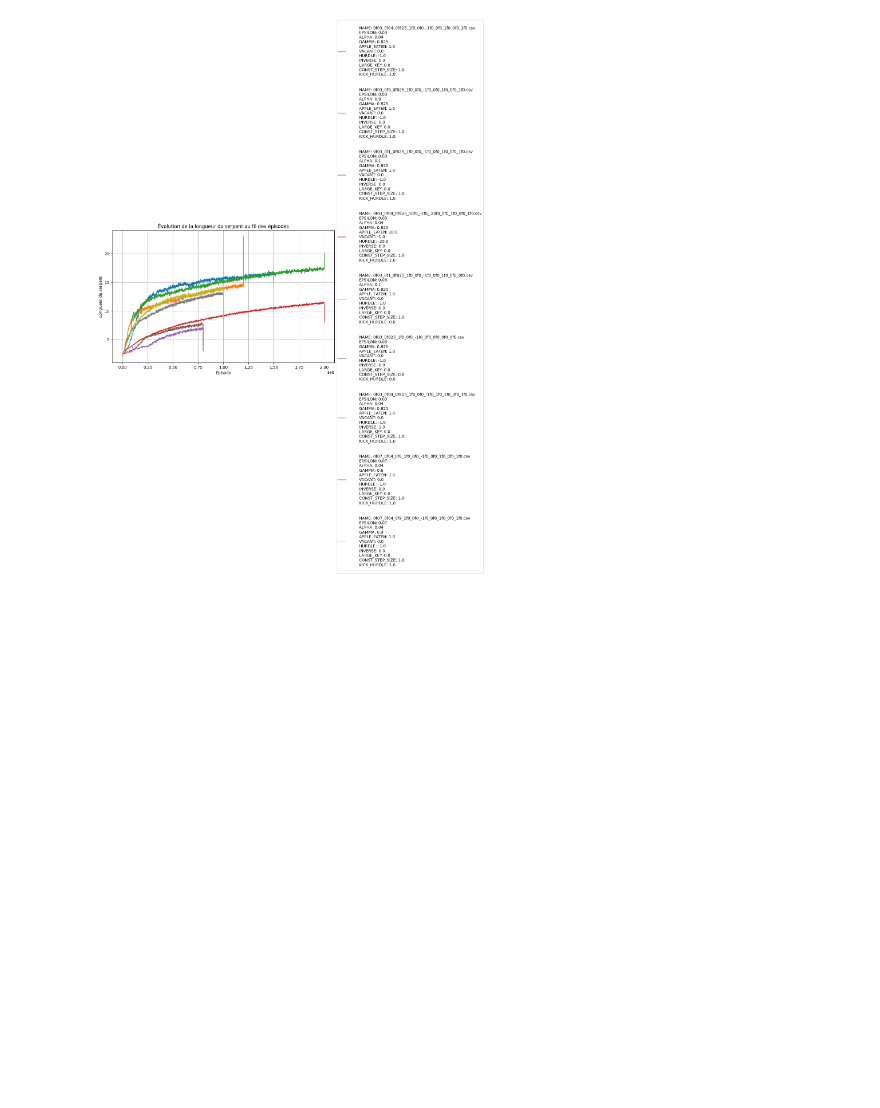
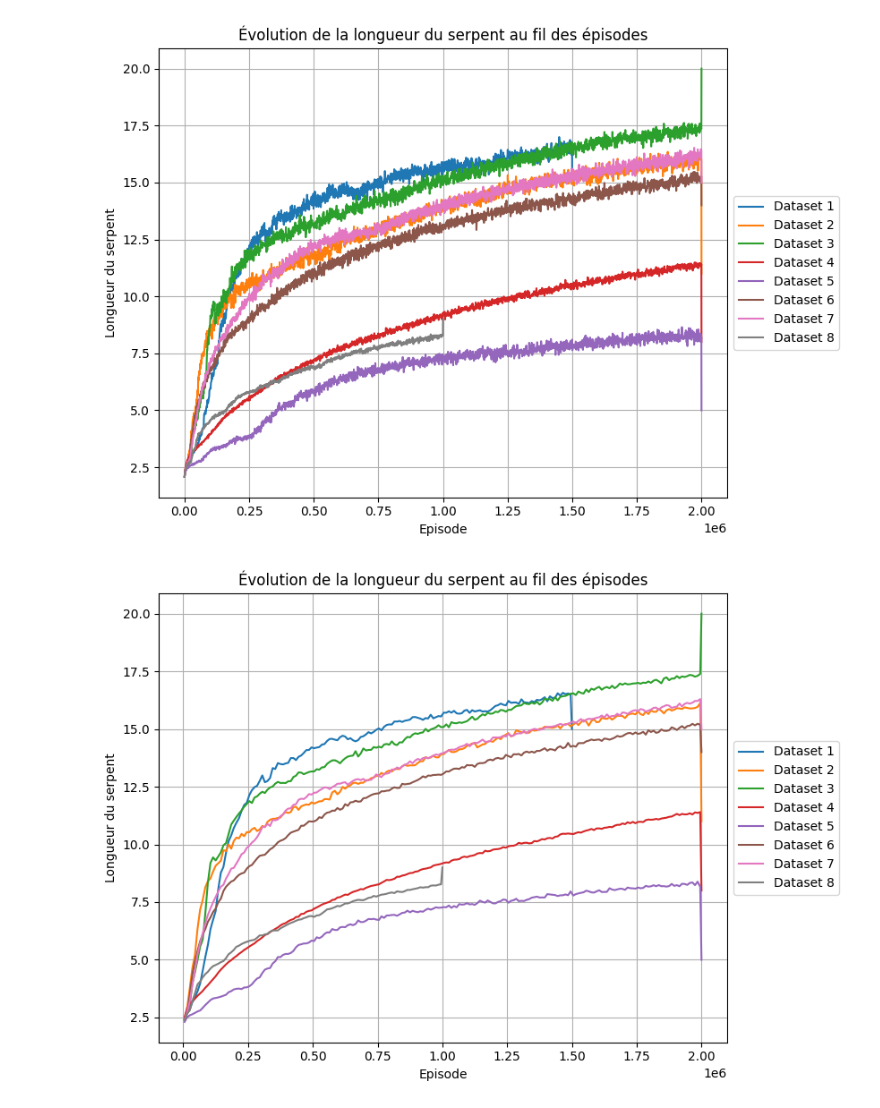
Before and after one commit to wlemalin/RL_snake_jl, a Jupyter notebook: visualisation/Plots.ipynb, the cells around one changed output. Drawn from its saved outputs; the diff is of its cells as text; code cells hidden in the pictures; blank space fills up the shorter version.

Commit message:
visualisation fin

```diff
--- a/visualisation/Plots.ipynb
+++ b/visualisation/Plots.ipynb
@@ -16,8 +16,8 @@ def plot_snake(data, variable="snake_length"):
     plt.grid(True)
     plt.show()
 
-def mean_steps(df):
-    df['group'] = df['episode'] // 1000
+def mean_steps(df, step=1000):
+    df['group'] = df['episode'] // step
     df_mean = df.groupby('group').mean()
 
     return df_mean
@@ -152,10 +166,13 @@ complete_name = [decode_file(name) for name in names]
 # %%
 datas = load_csv("data")
 datas = add_var(datas)
-datas2 = [mean_steps(df) for df in datas]
+datas_mean_1000 = [mean_steps(df) for df in datas]
+datas_mean_10000 = [mean_steps(df, step=10000) for df in datas]
 
 #plot_all_snakes(data_list=datas)
-plot_all_snakes(data_list=datas2, labels=complete_name)
+plot_all_snakes(data_list=datas_mean_1000)
+plot_all_snakes(data_list=datas_mean_10000)
 # %% [output]
-[figure, old version]
+[figure, new version]
+[figure, added]
 # %%
```
Also changed, not shown: parts of 5 cells of this notebook, 1 other file.
